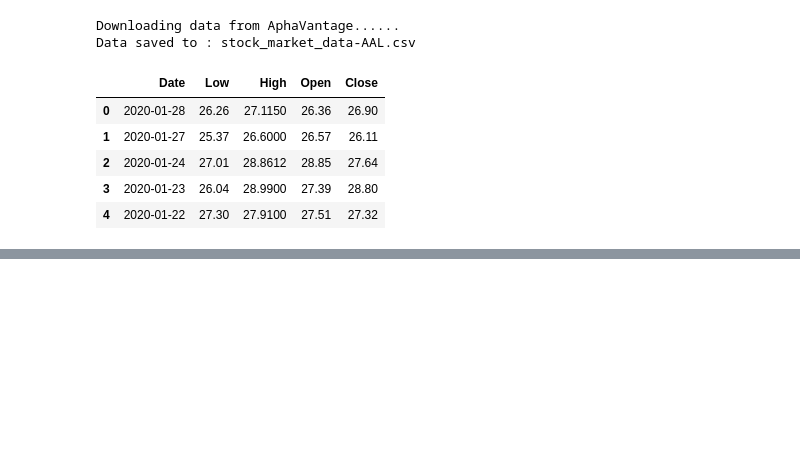
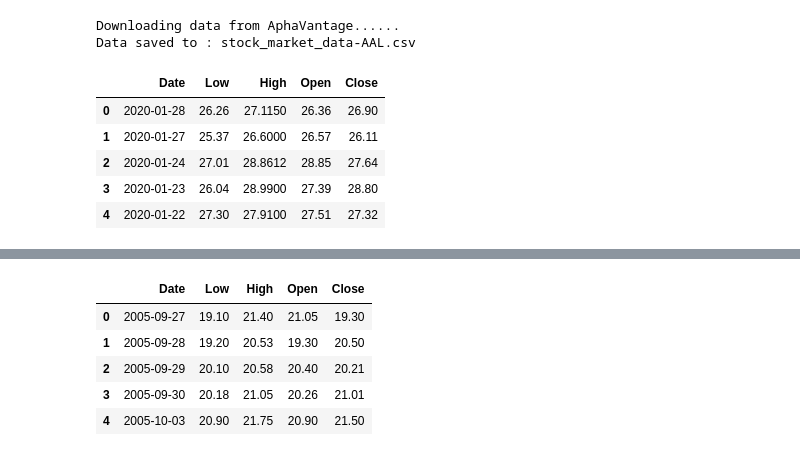
Before and after one commit to sachinkun21/Stock_price_prediction, a Jupyter notebook: IOCL_Predictions_in_Python.ipynb, the cells around one changed output, grey strips where cells are left out. Saved outputs shown, nothing was run; the diff lists cells and outputs as text; code cells hidden in the pictures; blank space fills up the shorter version.

```diff
--- a/IOCL_Predictions_in_Python.ipynb
+++ b/IOCL_Predictions_in_Python.ipynb
@@ -174,0 +186,13 @@ memory usage: 141.1+ KB
+# %%
+# Sort DataFrame by date and reset index
+stock_df = stock_df.sort_values('Date').reset_index(drop= True)
+
+# Reprinting the df to check
+stock_df.head()
+# %% [output]
+|  | Date | Low | High | Open | Close |
+| 0 | 2005-09-27 | 19.10 | 21.40 | 21.05 | 19.30 |
+| 1 | 2005-09-28 | 19.20 | 20.53 | 19.30 | 20.50 |
+| 2 | 2005-09-29 | 20.10 | 20.58 | 20.40 | 20.21 |
+| 3 | 2005-09-30 | 20.18 | 21.05 | 20.26 | 21.01 |
+| 4 | 2005-10-03 | 20.90 | 21.75 | 20.90 | 21.50 |
```
Also changed, not shown: parts of 14 cells of this notebook.
